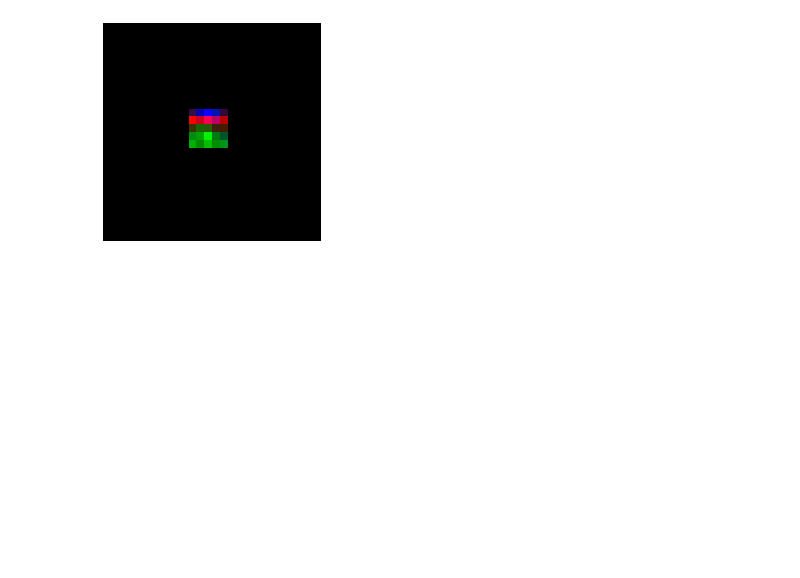
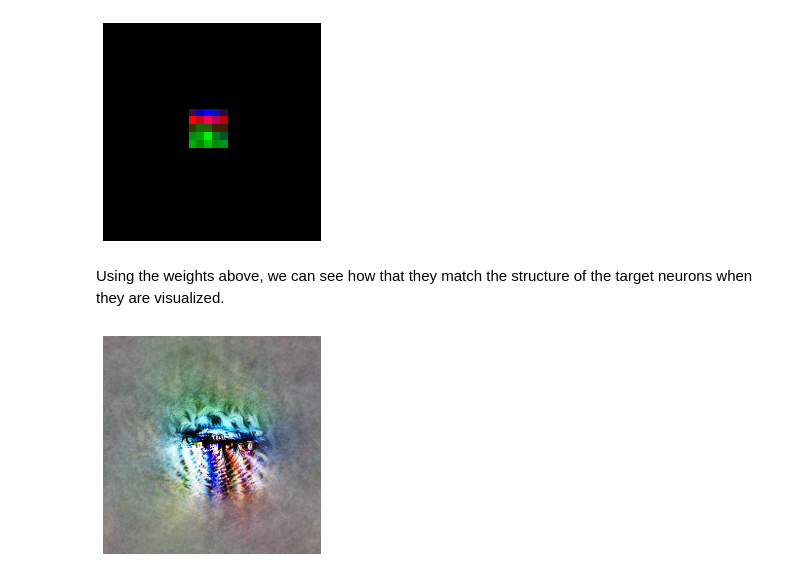
Before and after one commit to pytorch/captum, a Jupyter notebook: tutorials/WeightVisualization_OptimViz.ipynb, the cells around one changed output. Cells and saved outputs as stored; diff of their text form; code cells hidden in the pictures; blank space fills up the shorter version.

```diff
--- a/tutorials/WeightVisualization_OptimViz.ipynb
+++ b/tutorials/WeightVisualization_OptimViz.ipynb
@@ -84,3 +117,9 @@ W_nmf /= W_nmf.max()
 show(W_nmf)
 # %% [output]
 [figure]
+# %% [markdown]
+Using the weights above, we can see how that they match the structure of the target neurons when they are visualized.
+# %%
+visualize_activations(model, model.mixed3b, 320)
+# %% [output]
+[figure, added]
```
Also changed, not shown: parts of 11 cells of this notebook, 2 other files.
